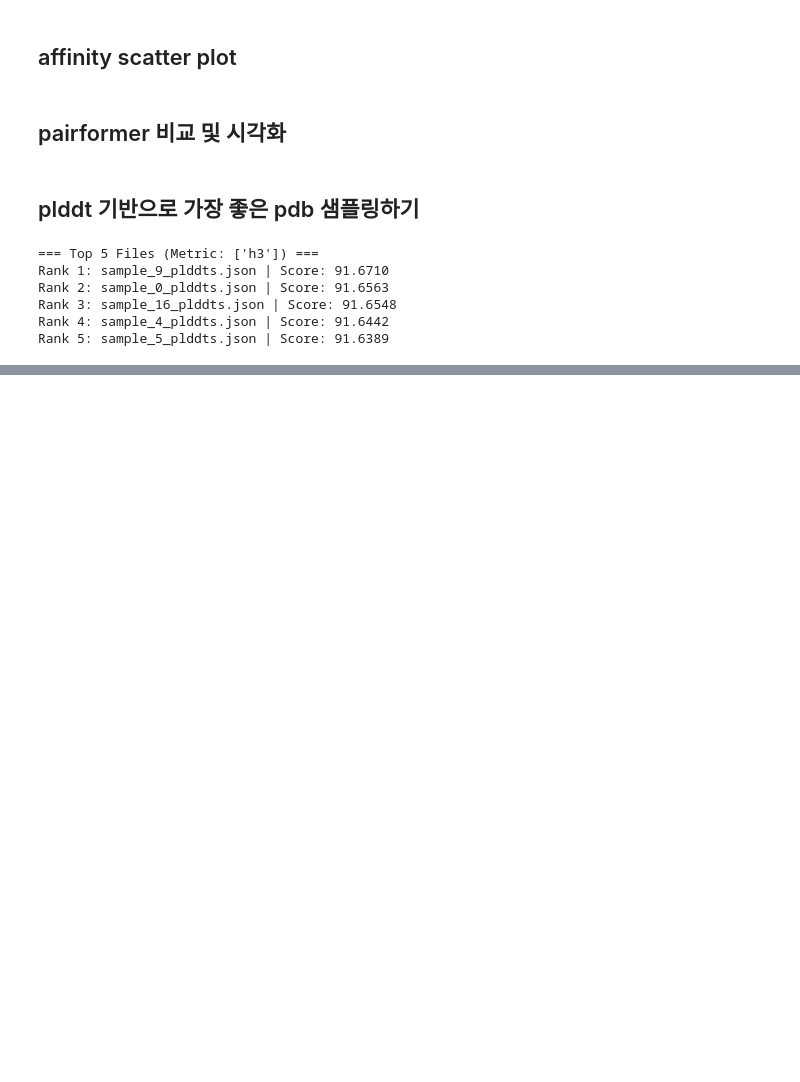
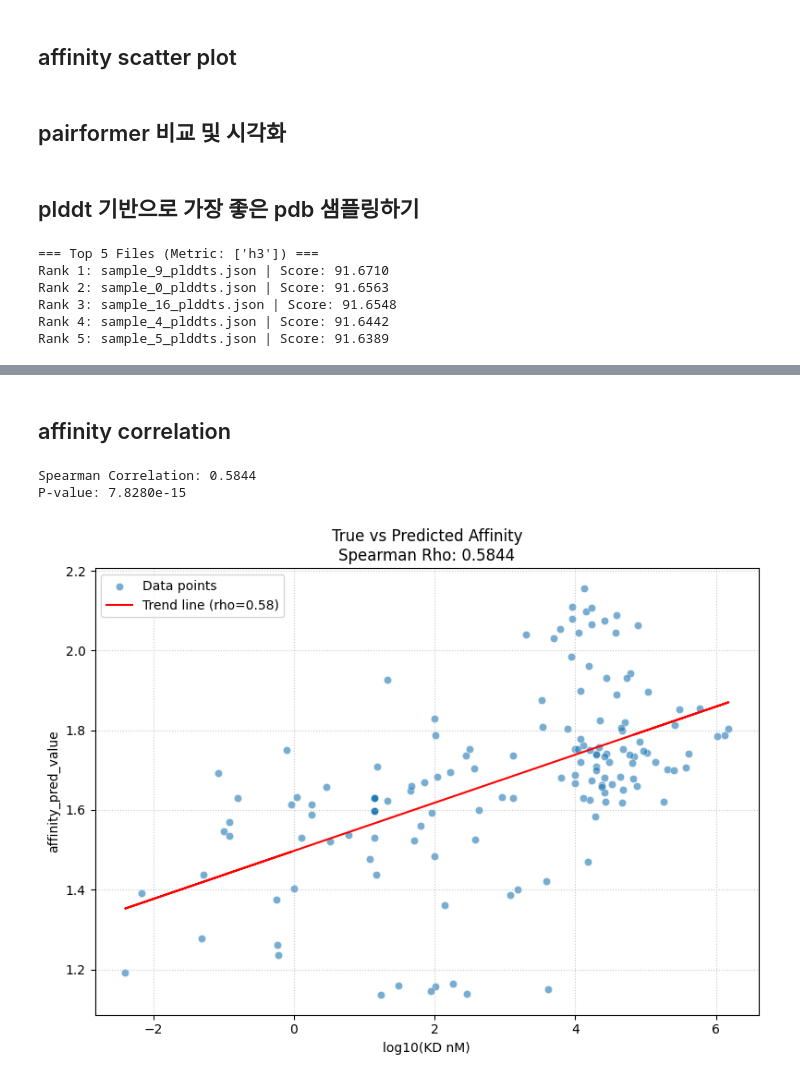
Before and after one commit to shp2001/protein-frame-flow, a Jupyter notebook: notebook/check_metric.ipynb, the cells around one changed output, grey strips where cells are left out. Saved outputs shown, nothing was run; the diff lists cells and outputs as text; code cells hidden in the pictures; blank space fills up the shorter version.

Commit message:
trained and test on ppb-affinity

```diff
--- a/notebook/check_metric.ipynb
+++ b/notebook/check_metric.ipynb
@@ -2249,0 +1805,65 @@ Pairs saved to generated_affinity_pairs_valid.csv
+# %% [markdown]
+## affinity correlation
+# %%
+import os
+import json
+import matplotlib.pyplot as plt
+import numpy as np
+from pathlib import Path
+from scipy.stats import spearmanr  # Spearman 상관계수 계산용
+
+# 1. 대상 경로 설정
+base_path = "/home/psh/protein-frame-flow/inference_outputs/v2.3.2.2_wo_coords_general/2026-01-17_15-08-47/epoch=4-step=270/run_2026-01-18_00-13-03"
+
+true_values = []
+pred_values = []
+
+# 2. 하위 폴더의 모든 .json 파일 탐색
+json_files = list(Path(base_path).rglob("*.json"))
+
+for file_path in json_files:
+    try:
+        with open(file_path, 'r', encoding='utf-8') as f:
+            data = json.load(f)
+            if 'affinity_true_log_value' in data and 'affinity_pred_value' in data:
+                true_values.append(data['affinity_true_log_value'])
+                pred_values.append(data['affinity_pred_value'])
+    except Exception as e:
+        print(f"Error reading {file_path}: {e}")
+
+# 3. 분석 및 시각화
+if true_values:
+    # 리스트를 넘파이 배열로 변환
+    x = np.array(true_values)
+    y = np.array(pred_values)
+
+    # Spearman 상관계수 계산
+    rho, p_value = spearmanr(x, y)
+    print(f"Spearman Correlation: {rho:.4f}")
+    print(f"P-value: {p_value:.4e}")
+
+    plt.figure(figsize=(8, 6))
+
+    # Scatter plot
+    plt.scatter(x, y, alpha=0.6, edgecolors='w', linewidth=0.5, label='Data points')
+
+    # 추세선(Linear Regression line) 추가
+    # 1차 다항식(선형)으로 피팅
+    m, b = np.polyfit(x, y, 1)
+    plt.plot(x, m*x + b, color='red', label=f'Trend line (rho={rho:.2f})')
+
+    # x축 label 및 타이틀 설정
+    plt.xlabel("log10(KD nM)")
+    plt.ylabel("affinity_pred_value")
+    plt.title(f"True vs Predicted Affinity\nSpearman Rho: {rho:.4f}")
+
+    plt.legend()
+    plt.grid(True, linestyle=':', alpha=0.7)
+    plt.tight_layout()
+    plt.show()
+else:
+    print("조건에 맞는 .json 파일이나 키값을 찾지 못했습니다.")
+# %% [output]
+Spearman Correlation: 0.5844
+P-value: 7.8280e-15
+[figure, added]
```
Also changed, not shown: parts of 5 cells of this notebook, 14 other files.
